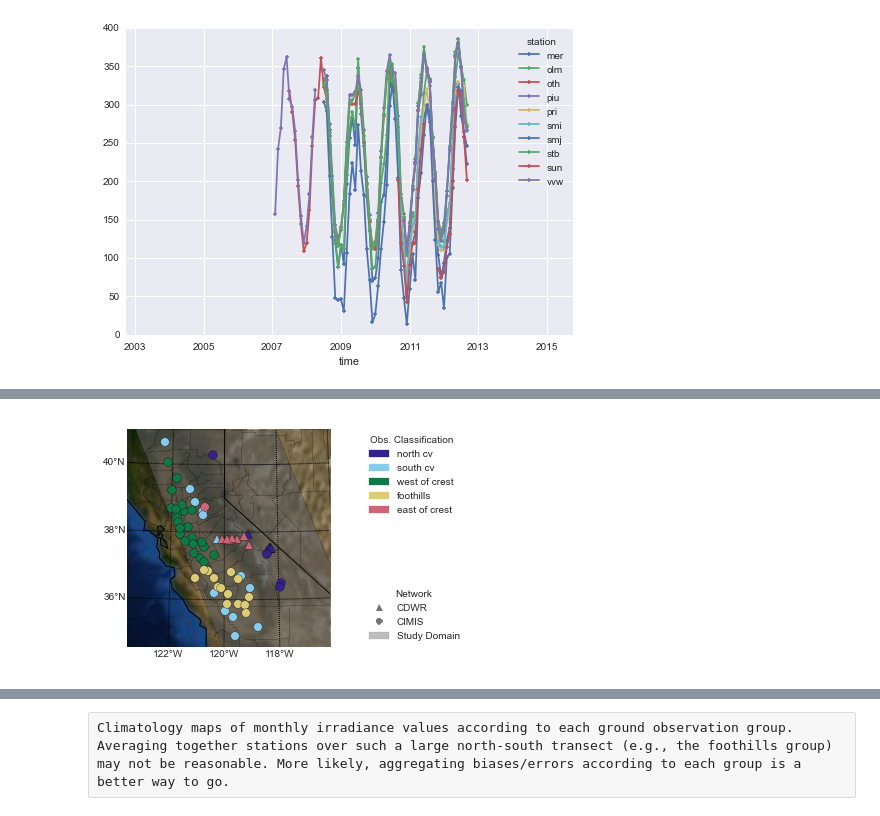
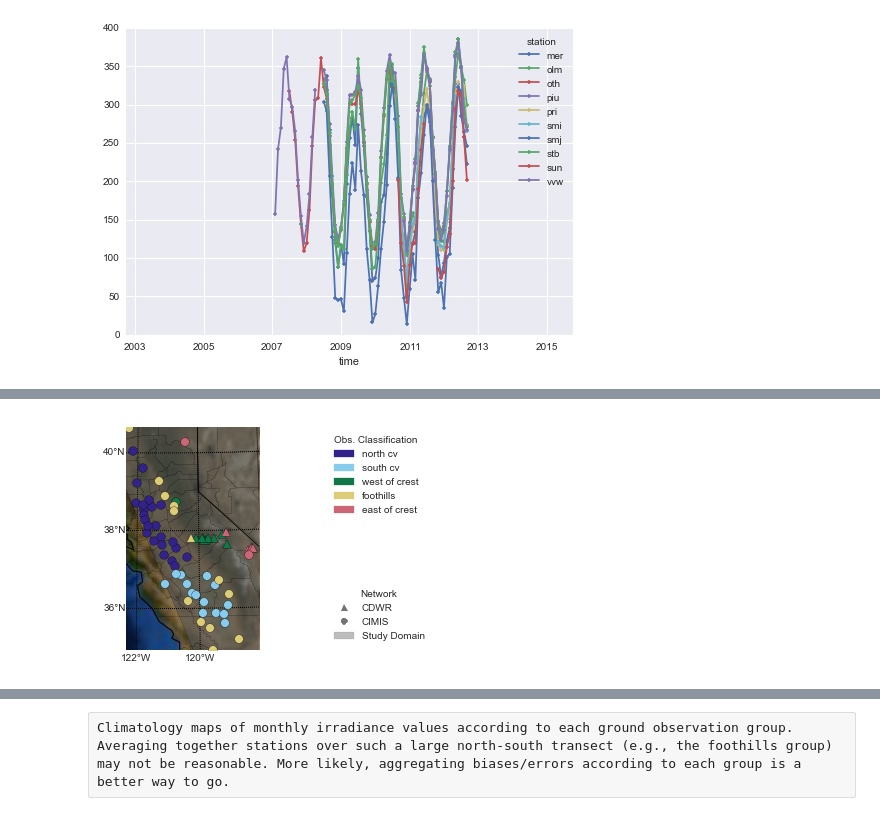
Before and after one commit to klapo/CalRad, a Jupyter notebook: CR.StatisticsMaps.Master.ipynb, the cells around one changed output, grey strips where cells are left out. Saved outputs shown, nothing was run; the diff lists cells and outputs as text; code cells hidden in the pictures.

Commit message:
Fixed group plot to use colors consistent with all other figures. NOTE: This script needs an overwhelming amount of clean up

```diff
--- a/CR.StatisticsMaps.Master.ipynb
+++ b/CR.StatisticsMaps.Master.ipynb
@@ -355,7 +353,7 @@ dir_bmap = '/Users/karllapo/gdrive/SnowHydrology/proj/CloudClimatology/data/base
 lon_stat = grobs.longitude.values
 lat_stat = grobs.latitude.values
 
-bmp,bmd = build_basemap(lon_stat,lat_stat,dir_bmap,'CA.Domain.bmp.pickle')
+bmp,bmd = build_basemap(lon_stat,lat_stat,dir_bmap,'CA.Domain.bmp.pickle',rewrite=True)
 lat_labels = np.arange(34,42,2)
 lon_labels = np.arange(-116.,-124.,-2)
 
@@ -444,8 +460,6 @@ ax = plt.subplot(gs[0,0])
 colsche = kgraph.SRON(5)
 
 ## Study domain shape
-# bmp.drawmapboundary(fill_color='#99ffff')
-# bmp.fillcontinents(color='#cc9966',lake_color='#99ffff')
 bmp.bluemarble()
 lats = [34.5,34.5,41,41]
 lons = [-120,-115,-118,-123.5]
@@ -453,16 +467,18 @@ x, y = bmp( lons, lats )
 xy = zip(x,y)
 ax.add_patch(matplotlib.patches.Polygon(xy, closed=True,\
                     facecolor=np.divide(np.array([90.,90.,90.]),256.),alpha=.6))
+grouping = ['north cv','south cv','west of crest','foothills','east of crest']
+grobs_map_plot = grobs.swap_dims({'station':'Grouping'})
 
 ## Station scatter map
-for n,gr in enumerate(grobs.groupby('Grouping')):
-    if 'CDWR' in gr[1].swap_dims({'station':'network'}).network.values:
-        ds_plot = gr[1].swap_dims({'station':'network'}).loc[{'network':'CDWR'}]
+for n,gr in enumerate(grouping):
+    if 'CDWR' in grobs_map_plot.loc[{'Grouping':gr}].network.values:
+        ds_plot = grobs_map_plot.loc[{'Grouping':gr}].swap_dims({'Grouping':'network'}).loc[{'network':'CDWR'}]
         bmp.scatter(ds_plot.longitude.values,ds_plot.latitude.values,\
                     marker='^',c=colsche[n,:],s=75,label=gr[0],latlon=True,zorder=10)
 
-    if 'CIMIS_IPM' in gr[1].swap_dims({'station':'network'}).network.values:
-        ds_plot = gr[1].swap_dims({'station':'network'}).loc[{'network':'CIMIS_IPM'}]
+    if 'CIMIS_IPM' in grobs_map_plot.loc[{'Grouping':gr}].network.values:
+        ds_plot = grobs_map_plot.loc[{'Grouping':gr}].swap_dims({'Grouping':'network'}).loc[{'network':'CIMIS_IPM'}]
         bmp.scatter(ds_plot.longitude.values,ds_plot.latitude.values,\
                     marker='o',c=colsche[n,:],s=75,label=gr[0],latlon=True,zorder=10)
 
@@ -483,34 +499,34 @@ ax.axis('off')
 # Group classification -- colors
 grouping = ['north cv','south cv','west of crest','foothills','east of crest']
 h1 = [matplotlib.patches.Patch(color=colsche[n,:], label=gr) \
           for n,gr in enumerate(grouping)]
 leg = plt.legend(handles=h1,loc='upper left')
 leg.set_title('Obs. Classification')
 # leg.get_frame().set_edgecolor('k')
 leg.get_frame().set_facecolor('w')
 # Add the legend manually to the current Axes.
 ax = plt.gca().add_artist(leg)
 
 # Network type -- shapes
 import matplotlib.lines as mlines
 markertype = ['^','o']
 label = ['CDWR','CIMIS']
 gray_color = np.divide(np.array([115.,115.,115.]),256.)
 h2 = [mlines.Line2D([],[],marker=mt,color=gray_color, label=lab, linestyle='none') \
             for mt,lab in zip(markertype,label)]
 h2.append(matplotlib.patches.Patch(color=np.divide(np.array([90.,90.,90.]),256.),\
             alpha=.4,label='Study Domain'))
 leg = plt.legend(handles=h2,loc='lower left')
 leg.set_title('Network')
 leg.get_frame().set_facecolor('w')
 
 
 ## Print
 os.chdir(dir_print)
 fname = 'GrObs.Groups.png'
 f.savefig(fname)
 # %% [output]
-[figure, old version]
+[figure, new version]
 # %%
 ###############################
 ## Climatology and Anomalies ##
```
Also changed, not shown: parts of 7 cells of this notebook.
